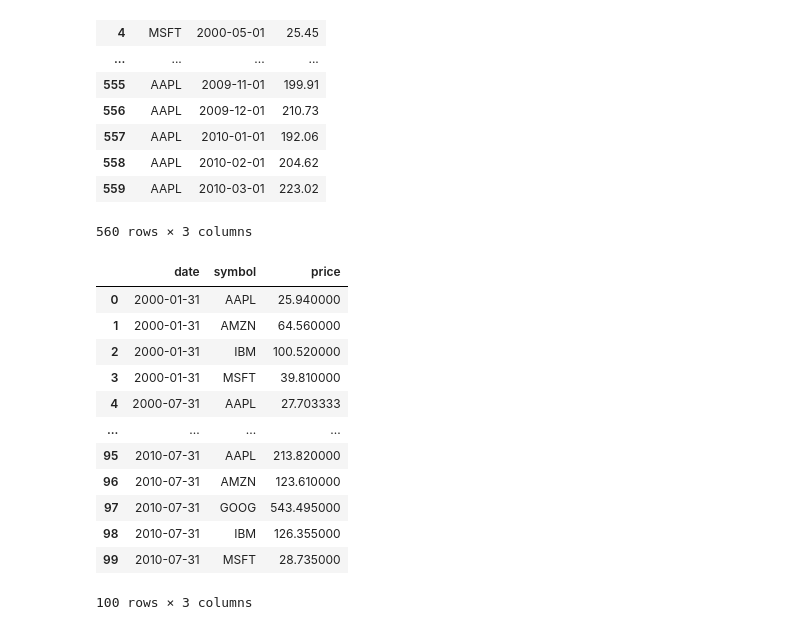
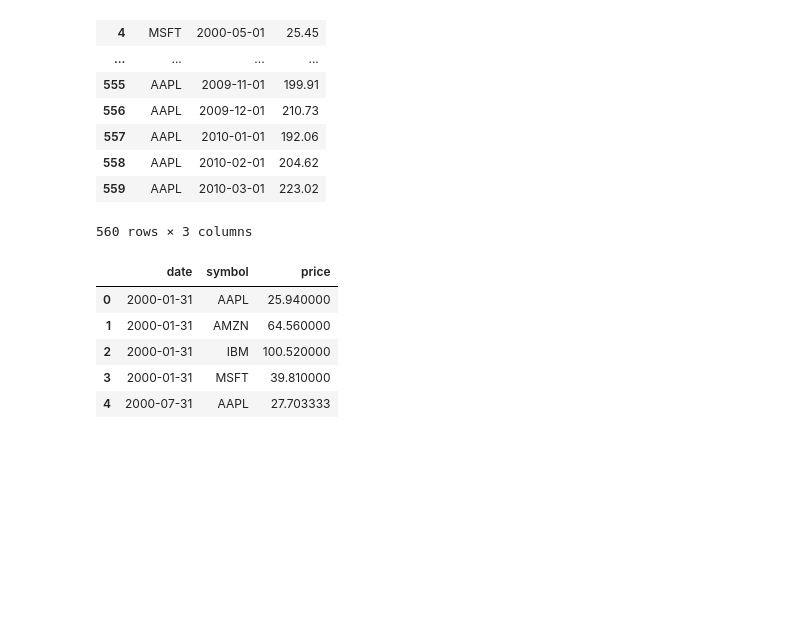
Before and after one commit to zhicheng-ning/eoss_observe, a Jupyter notebook: eoss_observe/main.ipynb, the cells around one changed output. Saved outputs shown, nothing was run; the diff lists cells and outputs as text; code cells hidden in the pictures; blank space fills up the shorter version.

```diff
--- a/eoss_observe/main.ipynb
+++ b/eoss_observe/main.ipynb
@@ -171,25 +140,18 @@ stocks
 # %%
 source = (
     stocks.groupby([pd.Grouper(key="date", freq="6M"), "symbol"]).mean().reset_index()
 )
 
 # 简而言之，需要一个数组，每个数组成员都是 {date symbol price}
 
-source
+source[:5]
 # %% [output]
 |  | date | symbol | price |
 | 0 | 2000-01-31 | AAPL | 25.940000 |
 | 1 | 2000-01-31 | AMZN | 64.560000 |
 | 2 | 2000-01-31 | IBM | 100.520000 |
 | 3 | 2000-01-31 | MSFT | 39.810000 |
 | 4 | 2000-07-31 | AAPL | 27.703333 |
-| ... | ... | ... | ... |
-| 95 | 2010-07-31 | AAPL | 213.820000 |
-| 96 | 2010-07-31 | AMZN | 123.610000 |
-| 97 | 2010-07-31 | GOOG | 543.495000 |
-| 98 | 2010-07-31 | IBM | 126.355000 |
-| 99 | 2010-07-31 | MSFT | 28.735000 |
-100 rows × 3 columns
 # %%
 alt.Chart(source).mark_line(point=True).encode(
     x=alt.X("date:O").timeUnit("yearmonth").title("date"),
```
Also changed, not shown: parts of 4 cells of this notebook.
